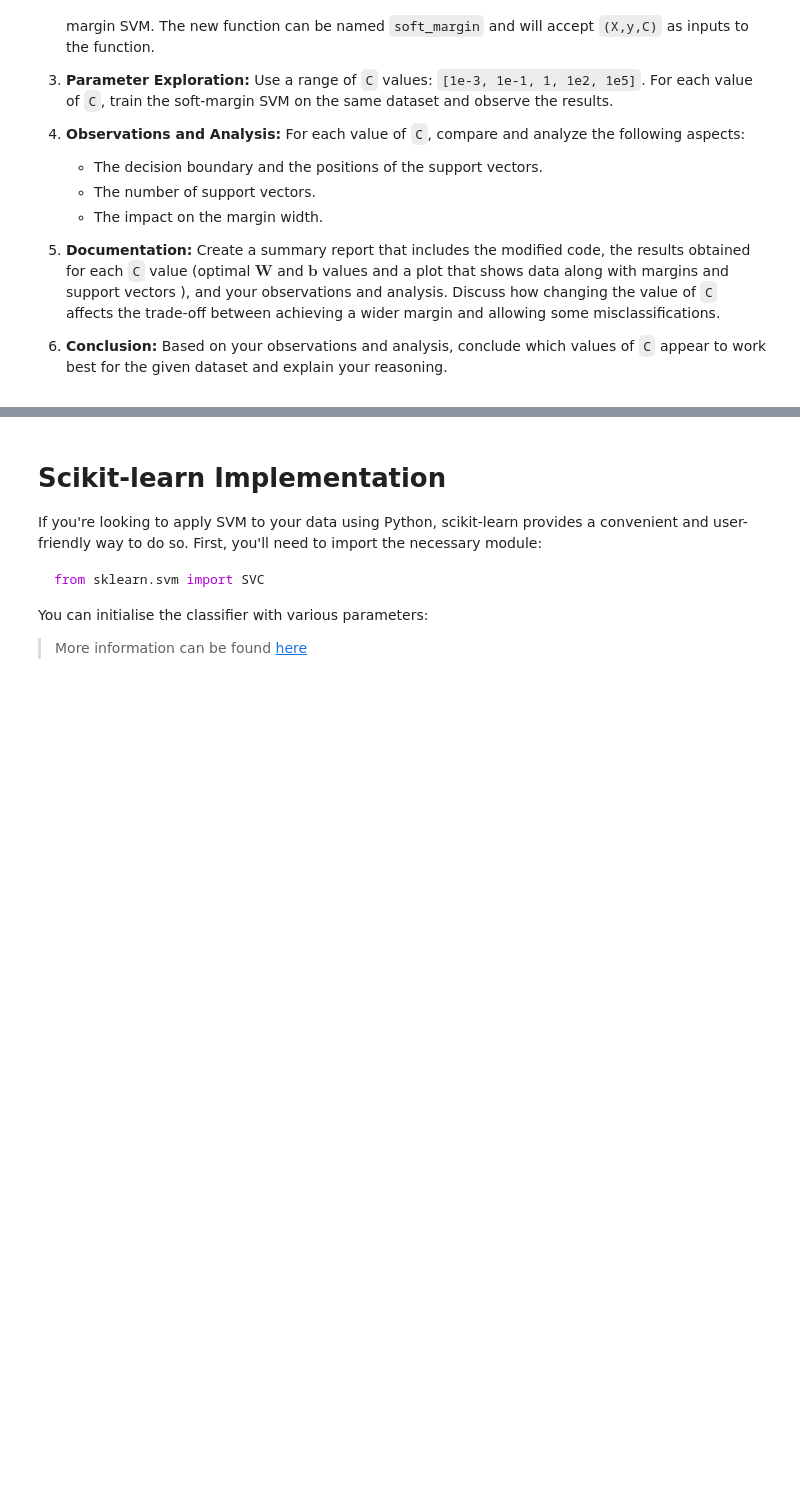
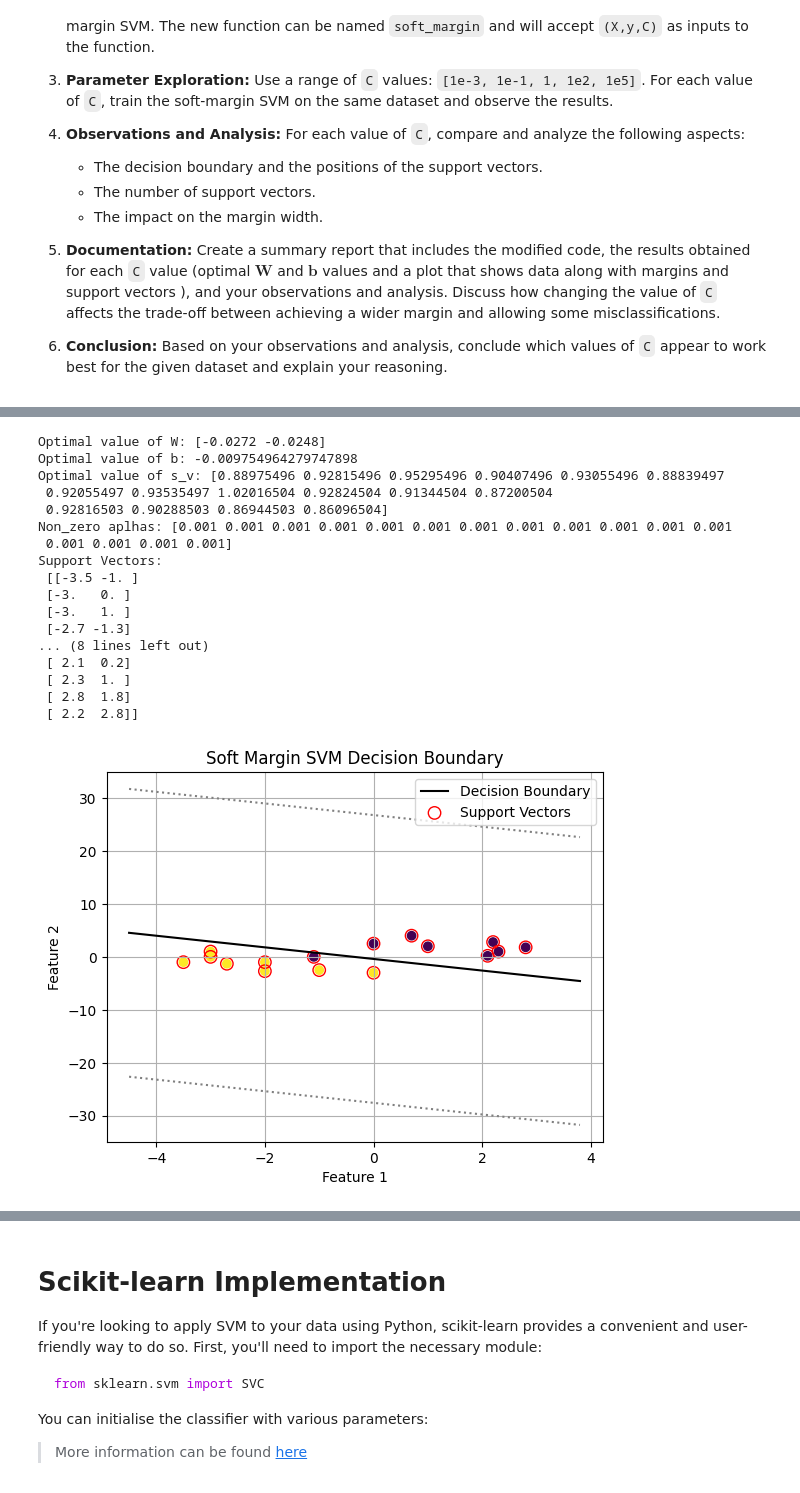
Before and after one commit to FajarKKP/Coding, a Jupyter notebook: 06_ML_SVM.ipynb, the cells around one changed output, grey strips where cells are left out. Drawn from its saved outputs; the diff is of its cells as text; code cells hidden in the pictures; blank space fills up the shorter version.

```diff
--- a/06_ML_SVM.ipynb
+++ b/06_ML_SVM.ipynb
@@ -322,0 +412,21 @@ In this task, you will modify the provided hard-margin SVM code to implement a s
+# %%
+soft_margin(X,y,1e-3)
+# %% [output]
+Optimal value of W: [-0.0272 -0.0248]
+Optimal value of b: -0.009754964279747898
+Optimal value of s_v: [0.88975496 0.92815496 0.95295496 0.90407496 0.93055496 0.88839497
+ 0.92055497 0.93535497 1.02016504 0.92824504 0.91344504 0.87200504
+ 0.92816503 0.90288503 0.86944503 0.86096504]
+Non_zero aplhas: [0.001 0.001 0.001 0.001 0.001 0.001 0.001 0.001 0.001 0.001 0.001 0.001
+ 0.001 0.001 0.001 0.001]
+Support Vectors:
+ [[-3.5 -1. ]
+ [-3.   0. ]
+ [-3.   1. ]
+ [-2.7 -1.3]
+... (8 lines left out)
+ [ 2.1  0.2]
+ [ 2.3  1. ]
+ [ 2.8  1.8]
+ [ 2.2  2.8]]
+[figure, added]
```
Also changed, not shown: parts of 9 cells of this notebook.
